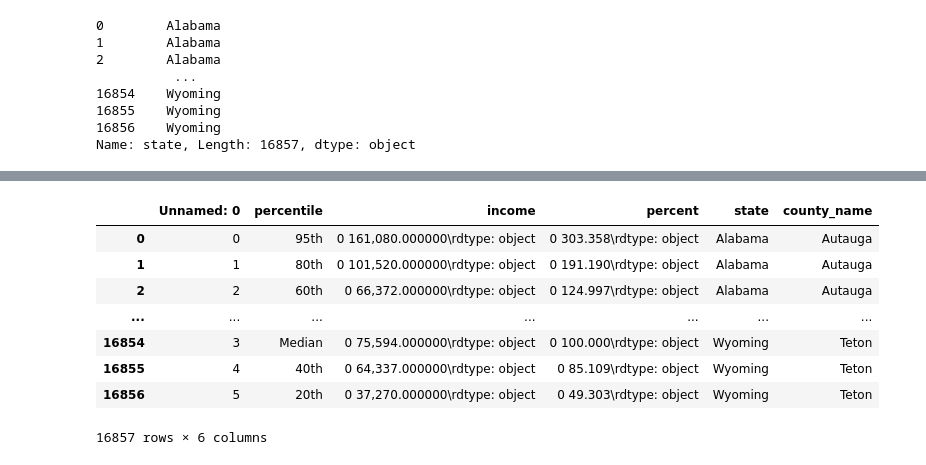
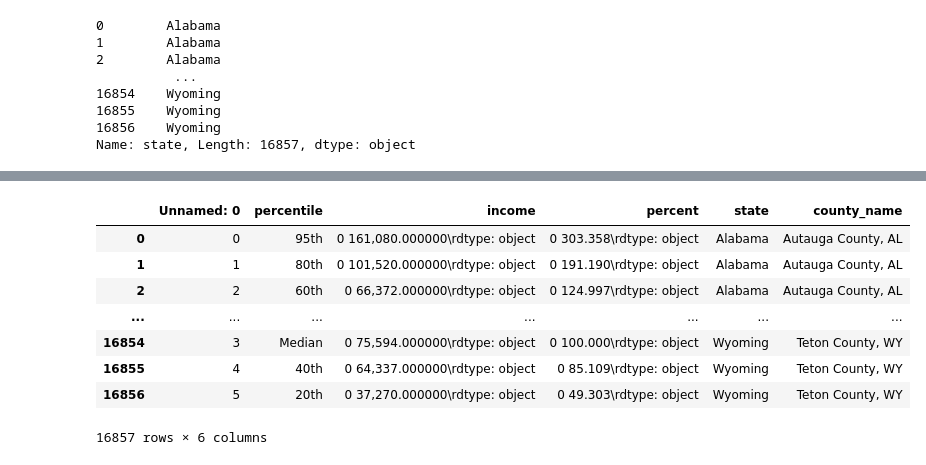
Before and after one commit to ewinterstorm/cogs108_finalproject, a Jupyter notebook: DataMerge.ipynb, the cells around one changed output, grey strips where cells are left out. Cells and saved outputs as stored; diff of their text form; code cells hidden in the pictures.

Commit message:
cleaned up income county dataset

```diff
--- a/DataMerge.ipynb
+++ b/DataMerge.ipynb
@@ -64,6 +77,6 @@ Name: countystate, Length: 16857, dtype: object
 # %%
 # Extract state
-df_county_income['state'] = df_county_income['countystate'].str.extract("(.*)/")
+df_county_income['state'] = df_county_income['countystate'].str.extract("(.*),")
 df_county_income['state']
 # %% [output]
 0        Alabama
@@ -74,7 +87,3 @@ df_county_income['state']
 16855    Wyoming
 16856    Wyoming
 Name: state, Length: 16857, dtype: object
-# %%
-# Extract county
-df_county_income['county'] = df_county_income['countystate'].str.extract("/(.*)")
-df_county_income['county']
@@ -83,6 +157,5 @@ KeyError: 'countystate'
 # %%
-# Extract county
-df_county_income['county_name'] = df_county_income['county'].str.extract("(.*)-")
-
-df_county_income['county_name']
+# Combine county and state abbreviation into one column called "county_name"
+df_county_income['county_name'] = df_county_income['county'] + ', ' + df_county_income['state_abbrev']
+df_county_income
 # %% [output]
@@ -97,20 +171,16 @@ Name: county_name, Length: 16857, dtype: object
-# %%
-df_county_income['county_name'] = df_county_income['county'].str.extract("(.*)-")
-
-df_county_income['county_name']
 # %%
-# Remove place columns
-df_county_income = df_county_income.drop(['place', 'countystate', 'county'], axis=1)
+# Remove unneeded columns
+df_county_income = df_county_income.drop(['place', 'countystate', 'county', 'state_abbrev'], axis=1)
 df_county_income
 # %% [output]
 |  | Unnamed: 0 | percentile | income | percent | state | county_name |
-| 0 | 0 | 95th | 0 161,080.000000\rdtype: object | 0 303.358\rdtype: object | Alabama | Autauga |
-| 1 | 1 | 80th | 0 101,520.000000\rdtype: object | 0 191.190\rdtype: object | Alabama | Autauga |
-| 2 | 2 | 60th | 0 66,372.000000\rdtype: object | 0 124.997\rdtype: object | Alabama | Autauga |
+| 0 | 0 | 95th | 0 161,080.000000\rdtype: object | 0 303.358\rdtype: object | Alabama | Autauga County, AL |
+| 1 | 1 | 80th | 0 101,520.000000\rdtype: object | 0 191.190\rdtype: object | Alabama | Autauga County, AL |
+| 2 | 2 | 60th | 0 66,372.000000\rdtype: object | 0 124.997\rdtype: object | Alabama | Autauga County, AL |
 | ... | ... | ... | ... | ... | ... | ... |
-| 16854 | 3 | Median | 0 75,594.000000\rdtype: object | 0 100.000\rdtype: object | Wyoming | Teton |
-| 16855 | 4 | 40th | 0 64,337.000000\rdtype: object | 0 85.109\rdtype: object | Wyoming | Teton |
-| 16856 | 5 | 20th | 0 37,270.000000\rdtype: object | 0 49.303\rdtype: object | Wyoming | Teton |
+| 16854 | 3 | Median | 0 75,594.000000\rdtype: object | 0 100.000\rdtype: object | Wyoming | Teton County, WY |
+| 16855 | 4 | 40th | 0 64,337.000000\rdtype: object | 0 85.109\rdtype: object | Wyoming | Teton County, WY |
+| 16856 | 5 | 20th | 0 37,270.000000\rdtype: object | 0 49.303\rdtype: object | Wyoming | Teton County, WY |
 16857 rows × 6 columns
 # %%
 # Reorder columns
```
Also changed, not shown: parts of 9 cells of this notebook.
